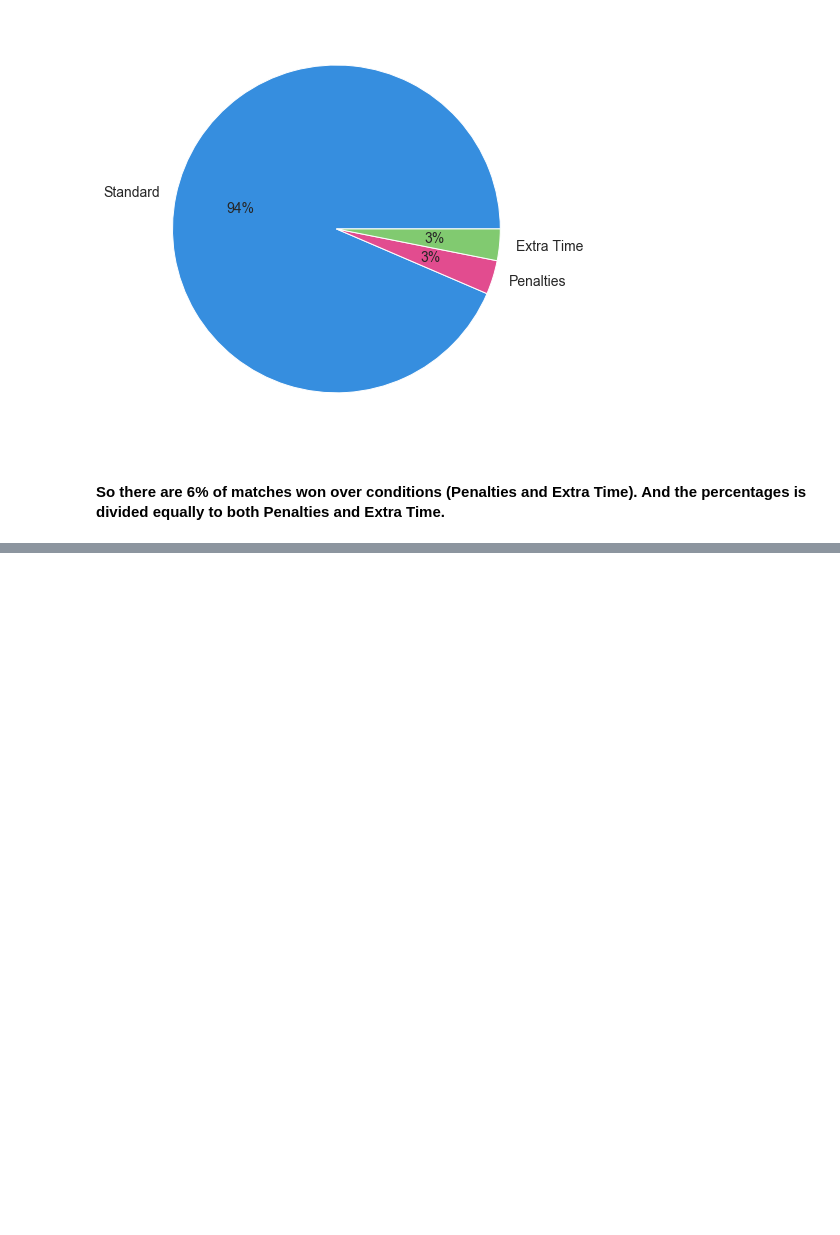
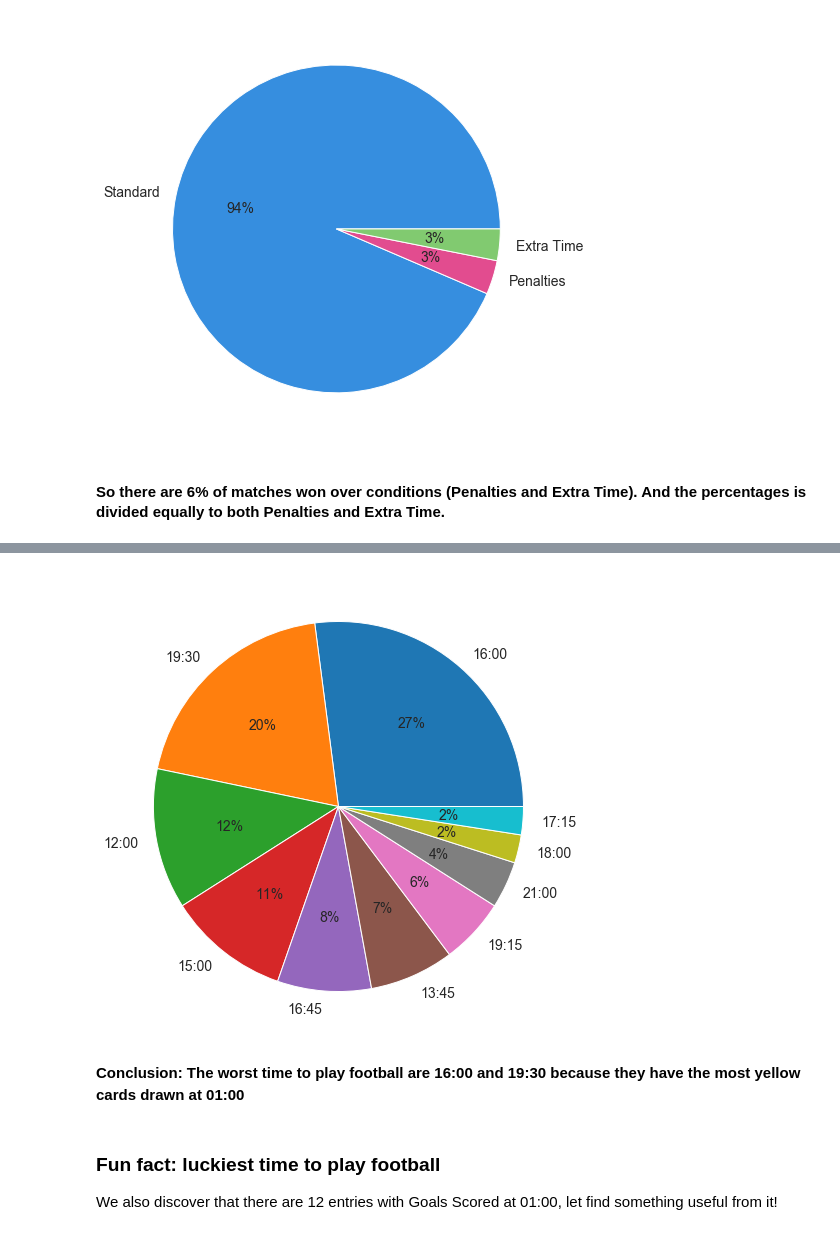
Before and after one commit to jodythai/world-cup-da, a Jupyter notebook: Team 6 - World Cup.ipynb, the cells around one changed output, grey strips where cells are left out. Drawn from its saved outputs; the diff is of its cells as text; code cells hidden in the pictures; blank space fills up the shorter version.

```diff
--- a/Team 6 - World Cup.ipynb
+++ b/Team 6 - World Cup.ipynb
@@ -179,8 +184,10 @@ df_matches.replace("C�te d'Ivoire", "Ivory Coast", inplace=True)
 df_matches.replace("Korea DPR", "North Korea", inplace=True)
 df_players.replace("Korea DPR", "North Korea", inplace=True)
 
-# Fix Stadium names
+# Fix some names for Google Data Studio report
 df_matches.replace("Maracan� - Est�dio Jornalista M�rio Filho", "Maracana", inplace=True)
+df_players.replace("PEL� (Edson Arantes do Nascimento)", "PELE", inplace=True)
+df_players.replace("M�LLER", "MULLER", inplace=True)
 # %% [markdown]
 #### Separate Datetime column
 # %%
@@ -602,0 +612,6 @@ plt.show()
+# %%
+df_worst_time = df_matches_players[(df_matches_players["Event Type"] == "Y") & (df_matches_players["Event At"] == "1")][["Time", "Event Type", "Event At"]].reset_index()
+df_worst_time["Time"] = df_worst_time["Time"].astype("object")
+
+df_worst_time = df_worst_time[df_worst_time["Time"] != "0"]["Time"].value_counts()
+df_worst_time
@@ -602,0 +630,22 @@ plt.show()
+# %%
+labels = df_worst_time.index
+colors = ['#368edf','#e24c8f','#81ca70']
+
+fig, ax = plt.subplots(figsize=(7, 7))
+patches, texts, autotexts = ax.pie(df_worst_time.values, labels=labels, autopct='%1.0f%%')
+
+for text in texts:
+  text.set_fontsize(14)
+
+for autotext in autotexts:
+  autotext.set_fontsize(14)
+
+plt.tight_layout()
+plt.show()
+# %% [output]
+[figure, added]
+# %% [markdown]
+**Conclusion: The worst time to play football are 16:00 and 19:30 because they have the most yellow cards drawn at 01:00**
+# %% [markdown]
+### Fun fact: luckiest time to play football
+We also discover that there are 12 entries with Goals Scored at 01:00, let find something useful from it!
```
Also changed, not shown: parts of 12 cells of this notebook, 2 other files.
